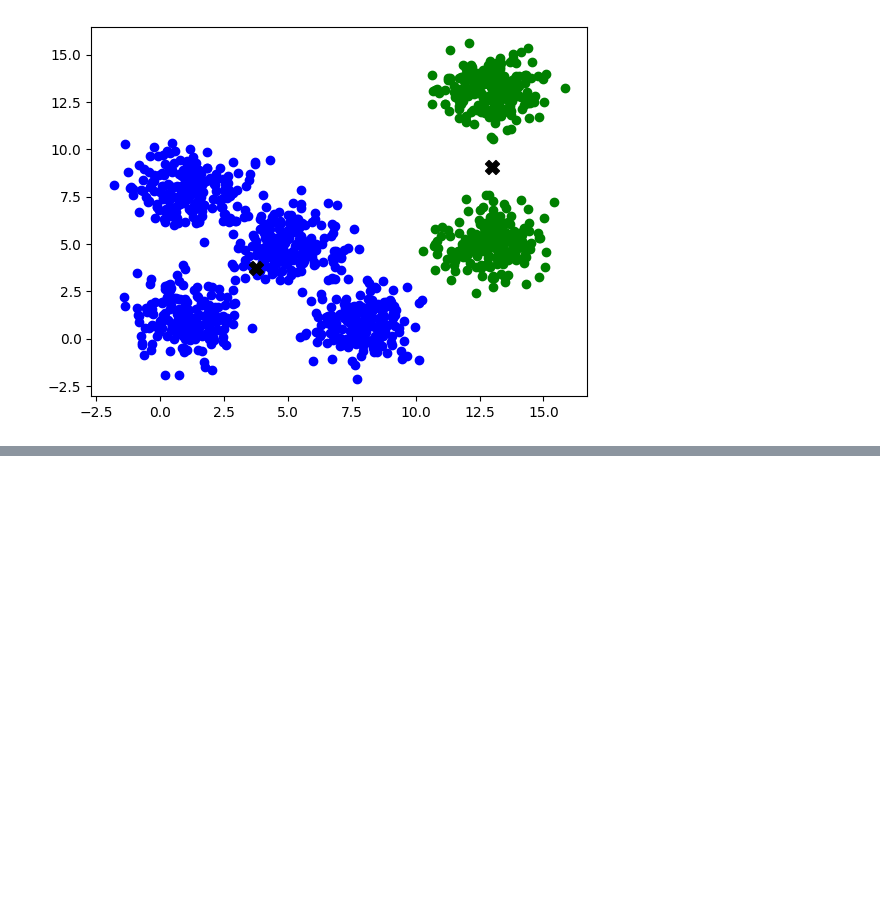
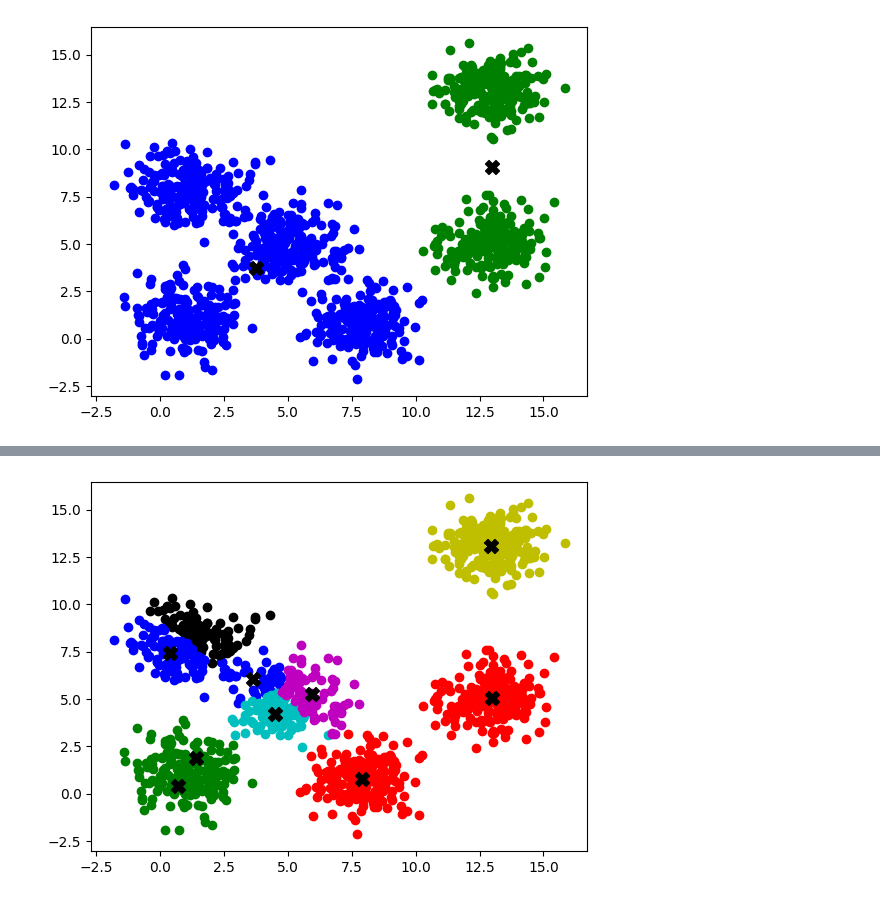
Before and after one commit to Sarkovic/Python-Programming, a Jupyter notebook: CSE 3812 AI Lab/Offline - 5/KMeansClustering_011212074.ipynb, the cells around one changed output, grey strips where cells are left out. Drawn from its saved outputs; the diff is of its cells as text; code cells hidden in the pictures; blank space fills up the shorter version.

```diff
--- a/CSE 3812 AI Lab/Offline - 5/KMeansClustering_011212074.ipynb
+++ b/CSE 3812 AI Lab/Offline - 5/KMeansClustering_011212074.ipynb
@@ -89,0 +90,4 @@ k_means_clustering(data, 7)
+# %%
+k_means_clustering(data, 10)
+# %% [output]
+[figure, added]
```
Also changed, not shown: parts of 3 cells of this notebook, 1 other file.
